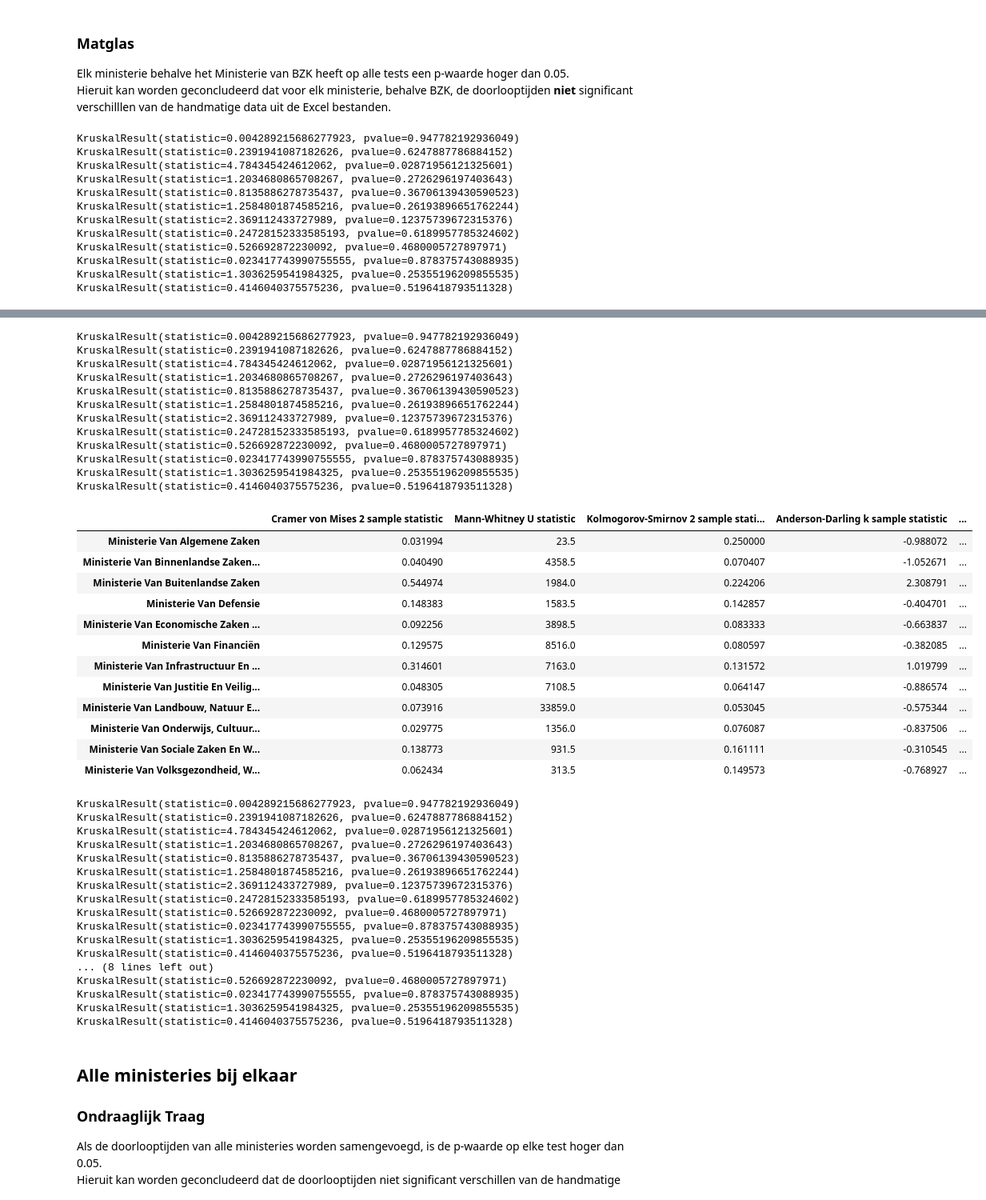
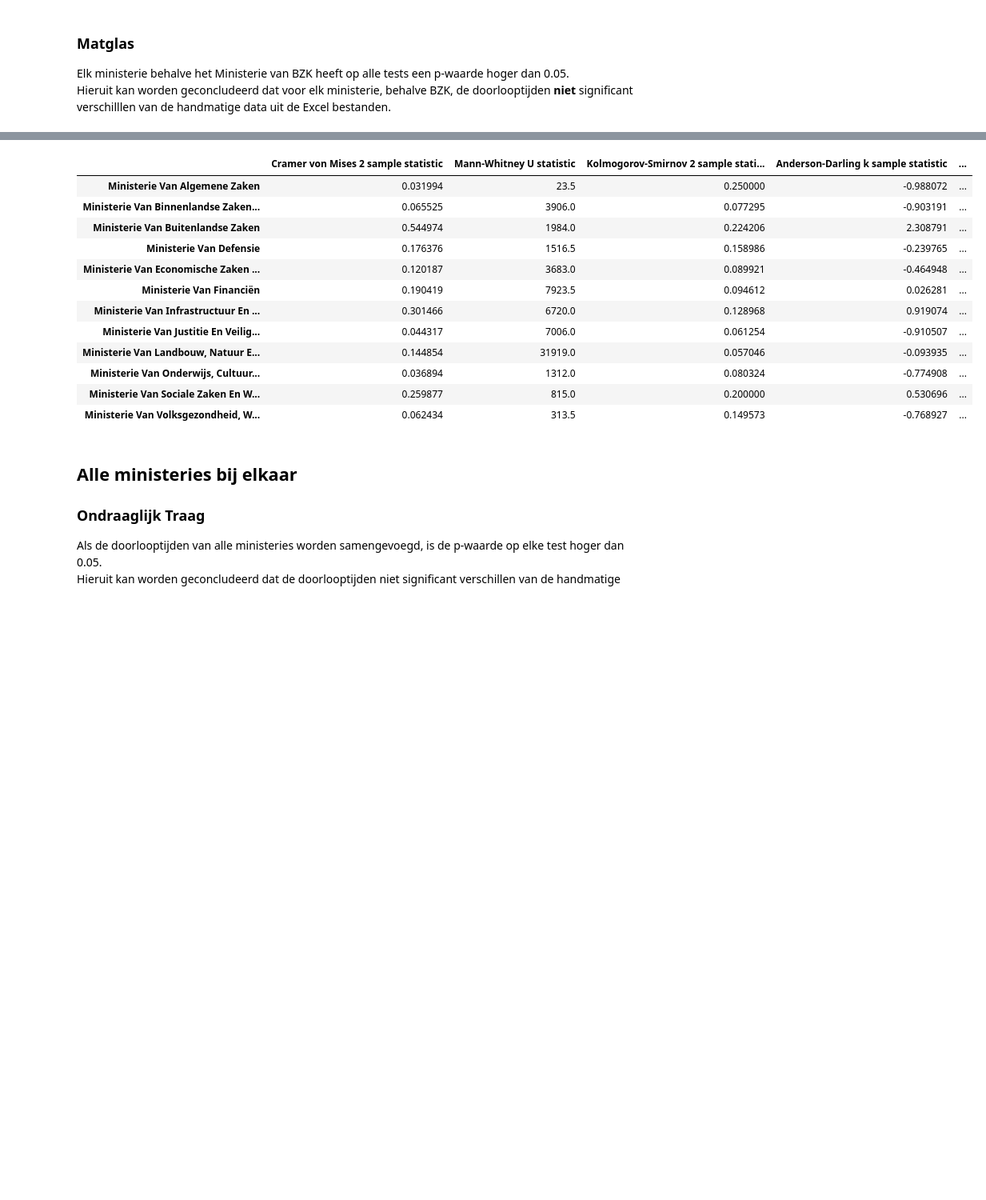
Before and after one commit to JoranIK/ondraaglijk-matglas, a Jupyter notebook: Experimenten/Statistiek-foi_decisionDate.ipynb, the cells around one changed output, grey strips where cells are left out. Shown: that part at 80% size. Drawn from its saved outputs; the diff is of its cells as text; code cells hidden in the pictures; blank space fills up the shorter version.

```diff
--- a/Experimenten/Statistiek-foi_decisionDate.ipynb
+++ b/Experimenten/Statistiek-foi_decisionDate.ipynb
@@ -11,7 +11,7 @@ import warnings
 warnings.filterwarnings("ignore")
 pd.options.mode.chained_assignment = None
 # %%
-minset = pd.read_pickle('../pipe/data/minfinal.pkl.gz')
+minset = pd.read_pickle('data/laatste_meting/minfinal.pkl.gz')
 # %%
 minset.shape
 # %% [output]
@@ -398,26 +357,14 @@ KruskalResult(statistic=0.00672814105752604, pvalue=0.934626637323515)
 Elk ministerie behalve het Ministerie van BZK heeft op alle tests een p-waarde hoger dan 0.05.
 Hieruit kan worden geconcludeerd dat voor elk ministerie, behalve BZK, de doorlooptijden **niet** significant verschilllen van de handmatige data uit de Excel bestanden.
 # %%
-display(result_df(min2022EX, min2022MG_all))
-display(result_df_stat(min2022EX, min2022MG_all))
+display(result_df(min2022EX, min2022MG))
+display(result_df_stat(min2022EX, min2022MG))
 
-result_df(min2022EX, min2022MG_all).to_csv('data/ExcelToDF/min2022statistiek_pvalue.csv')
-result_df_stat(min2022EX, min2022MG_all).to_csv('data/ExcelToDF/min2022statistiek_statistic.csv')
+# result_df(min2022EX, min2022MG_all).to_csv('data/ExcelToDF/min2022statistiek_pvalue.csv')
+# result_df_stat(min2022EX, min2022MG_all).to_csv('data/ExcelToDF/min2022statistiek_statistic.csv')
 
 # print(result_df(min2022EX, min2022MG_all).to_markdown())
 # print(result_df_stat(min2022EX, min2022MG_all).to_markdown())
 # %% [output]
-KruskalResult(statistic=0.004289215686277923, pvalue=0.947782192936049)
-KruskalResult(statistic=0.2391941087182626, pvalue=0.6247887786884152)
-KruskalResult(statistic=4.784345424612062, pvalue=0.02871956121325601)
-KruskalResult(statistic=1.2034680865708267, pvalue=0.2726296197403643)
-KruskalResult(statistic=0.8135886278735437, pvalue=0.36706139430590523)
-KruskalResult(statistic=1.2584801874585216, pvalue=0.26193896651762244)
-KruskalResult(statistic=2.369112433727989, pvalue=0.12375739672315376)
-KruskalResult(statistic=0.24728152333585193, pvalue=0.6189957785324602)
-KruskalResult(statistic=0.526692872230092, pvalue=0.4680005727897971)
-KruskalResult(statistic=0.023417743990755555, pvalue=0.878375743088935)
-KruskalResult(statistic=1.3036259541984325, pvalue=0.25355196209855535)
-KruskalResult(statistic=0.4146040375575236, pvalue=0.5196418793511328)
 |  | Cramer von Mises 2 sample p-value | Mann-Whitney U p-value | Kolmogorov-Smirnov 2 sample p-value | Anderson-Darling k sample p-value | ... |
 | Ministerie Van Algemene Zaken | 0.996337 | 1.000000 | 0.952048 | 0.250000 | ... |
@@ -434,46 +381,17 @@ KruskalResult(statistic=0.4146040375575236, pvalue=0.5196418793511328)
 | Ministerie Van Volksgezondheid, W... | 0.826213 | 0.525225 | 0.903148 | 0.250000 | ... |
-KruskalResult(statistic=0.004289215686277923, pvalue=0.947782192936049)
-KruskalResult(statistic=0.2391941087182626, pvalue=0.6247887786884152)
-KruskalResult(statistic=4.784345424612062, pvalue=0.02871956121325601)
-KruskalResult(statistic=1.2034680865708267, pvalue=0.2726296197403643)
-KruskalResult(statistic=0.8135886278735437, pvalue=0.36706139430590523)
-KruskalResult(statistic=1.2584801874585216, pvalue=0.26193896651762244)
-KruskalResult(statistic=2.369112433727989, pvalue=0.12375739672315376)
-KruskalResult(statistic=0.24728152333585193, pvalue=0.6189957785324602)
-KruskalResult(statistic=0.526692872230092, pvalue=0.4680005727897971)
-KruskalResult(statistic=0.023417743990755555, pvalue=0.878375743088935)
-KruskalResult(statistic=1.3036259541984325, pvalue=0.25355196209855535)
-KruskalResult(statistic=0.4146040375575236, pvalue=0.5196418793511328)
 |  | Cramer von Mises 2 sample statistic | Mann-Whitney U statistic | Kolmogorov-Smirnov 2 sample stati... | Anderson-Darling k sample statistic | ... |
 | Ministerie Van Algemene Zaken | 0.031994 | 23.5 | 0.250000 | -0.988072 | ... |
-| Ministerie Van Binnenlandse Zaken... | 0.040490 | 4358.5 | 0.070407 | -1.052671 | ... |
+| Ministerie Van Binnenlandse Zaken... | 0.065525 | 3906.0 | 0.077295 | -0.903191 | ... |
 | Ministerie Van Buitenlandse Zaken | 0.544974 | 1984.0 | 0.224206 | 2.308791 | ... |
-| Ministerie Van Defensie | 0.148383 | 1583.5 | 0.142857 | -0.404701 | ... |
-| Ministerie Van Economische Zaken ... | 0.092256 | 3898.5 | 0.083333 | -0.663837 | ... |
-| Ministerie Van Financiën | 0.129575 | 8516.0 | 0.080597 | -0.382085 | ... |
-| Ministerie Van Infrastructuur En ... | 0.314601 | 7163.0 | 0.131572 | 1.019799 | ... |
-| Ministerie Van Justitie En Veilig... | 0.048305 | 7108.5 | 0.064147 | -0.886574 | ... |
-| Ministerie Van Landbouw, Natuur E... | 0.073916 | 33859.0 | 0.053045 | -0.575344 | ... |
-| Ministerie Van Onderwijs, Cultuur... | 0.029775 | 1356.0 | 0.076087 | -0.837506 | ... |
-| Ministerie Van Sociale Zaken En W... | 0.138773 | 931.5 | 0.161111 | -0.310545 | ... |
+| Ministerie Van Defensie | 0.176376 | 1516.5 | 0.158986 | -0.239765 | ... |
+| Ministerie Van Economische Zaken ... | 0.120187 | 3683.0 | 0.089921 | -0.464948 | ... |
+| Ministerie Van Financiën | 0.190419 | 7923.5 | 0.094612 | 0.026281 | ... |
+| Ministerie Van Infrastructuur En ... | 0.301466 | 6720.0 | 0.128968 | 0.919074 | ... |
+| Ministerie Van Justitie En Veilig... | 0.044317 | 7006.0 | 0.061254 | -0.910507 | ... |
+| Ministerie Van Landbouw, Natuur E... | 0.144854 | 31919.0 | 0.057046 | -0.093935 | ... |
+| Ministerie Van Onderwijs, Cultuur... | 0.036894 | 1312.0 | 0.080324 | -0.774908 | ... |
+| Ministerie Van Sociale Zaken En W... | 0.259877 | 815.0 | 0.200000 | 0.530696 | ... |
 | Ministerie Van Volksgezondheid, W... | 0.062434 | 313.5 | 0.149573 | -0.768927 | ... |
-KruskalResult(statistic=0.004289215686277923, pvalue=0.947782192936049)
-KruskalResult(statistic=0.2391941087182626, pvalue=0.6247887786884152)
-KruskalResult(statistic=4.784345424612062, pvalue=0.02871956121325601)
-KruskalResult(statistic=1.2034680865708267, pvalue=0.2726296197403643)
-KruskalResult(statistic=0.8135886278735437, pvalue=0.36706139430590523)
-KruskalResult(statistic=1.2584801874585216, pvalue=0.26193896651762244)
-KruskalResult(statistic=2.369112433727989, pvalue=0.12375739672315376)
-KruskalResult(statistic=0.24728152333585193, pvalue=0.6189957785324602)
-KruskalResult(statistic=0.526692872230092, pvalue=0.4680005727897971)
-KruskalResult(statistic=0.023417743990755555, pvalue=0.878375743088935)
-KruskalResult(statistic=1.3036259541984325, pvalue=0.25355196209855535)
-KruskalResult(statistic=0.4146040375575236, pvalue=0.5196418793511328)
-... (8 lines left out)
-KruskalResult(statistic=0.526692872230092, pvalue=0.4680005727897971)
-KruskalResult(statistic=0.023417743990755555, pvalue=0.878375743088935)
-KruskalResult(statistic=1.3036259541984325, pvalue=0.25355196209855535)
-KruskalResult(statistic=0.4146040375575236, pvalue=0.5196418793511328)
 # %% [markdown]
 ## Alle ministeries bij elkaar
 
```
Also changed, not shown: parts of 5 cells of this notebook, 3 other files.
